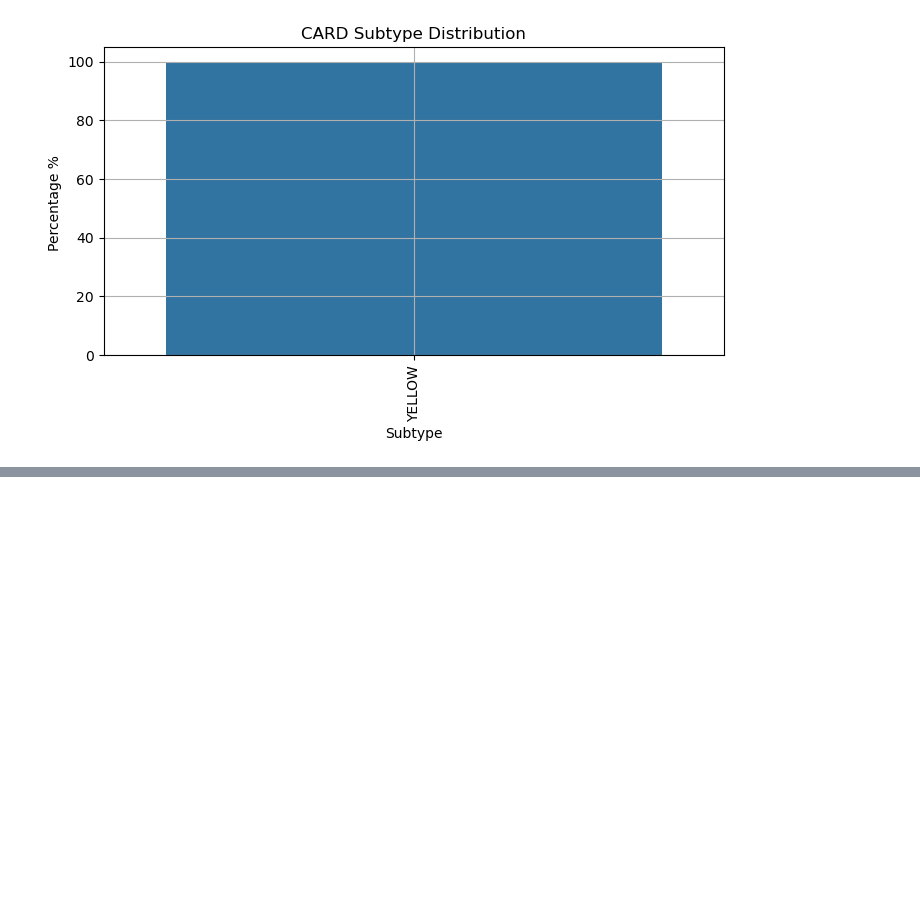
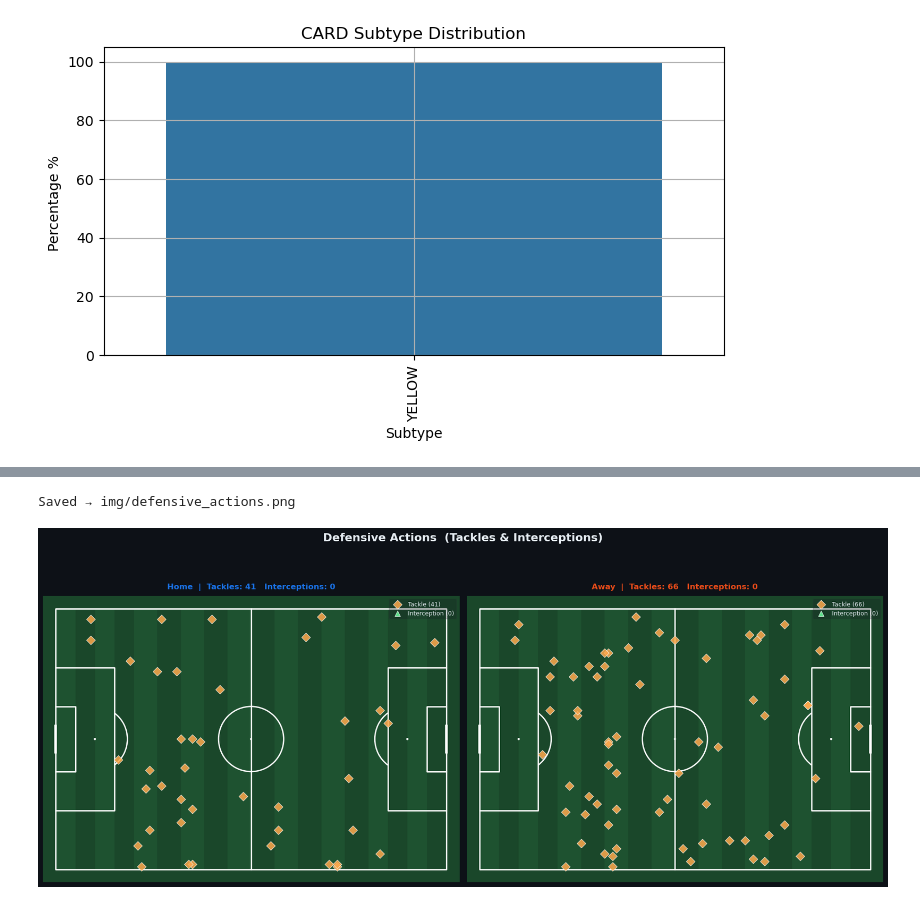
Before and after one commit to ieee-sb-uniwa/milon-football, a Jupyter notebook: notebook/sample_game_2.ipynb, the cells around one changed output, grey strips where cells are left out. Saved outputs shown, nothing was run; the diff lists cells and outputs as text; code cells hidden in the pictures; blank space fills up the shorter version.

```diff
--- a/notebook/sample_game_2.ipynb
+++ b/notebook/sample_game_2.ipynb
@@ -382,0 +932,5 @@ plot_subtype_distribution(events)
+# %%
+plot_defensive_actions(events,save_path='img/defensive_actions.png')
+# %% [output]
+Saved → img/defensive_actions.png
+[figure, added]
```
Also changed, not shown: parts of 35 cells of this notebook, 6 other files.
